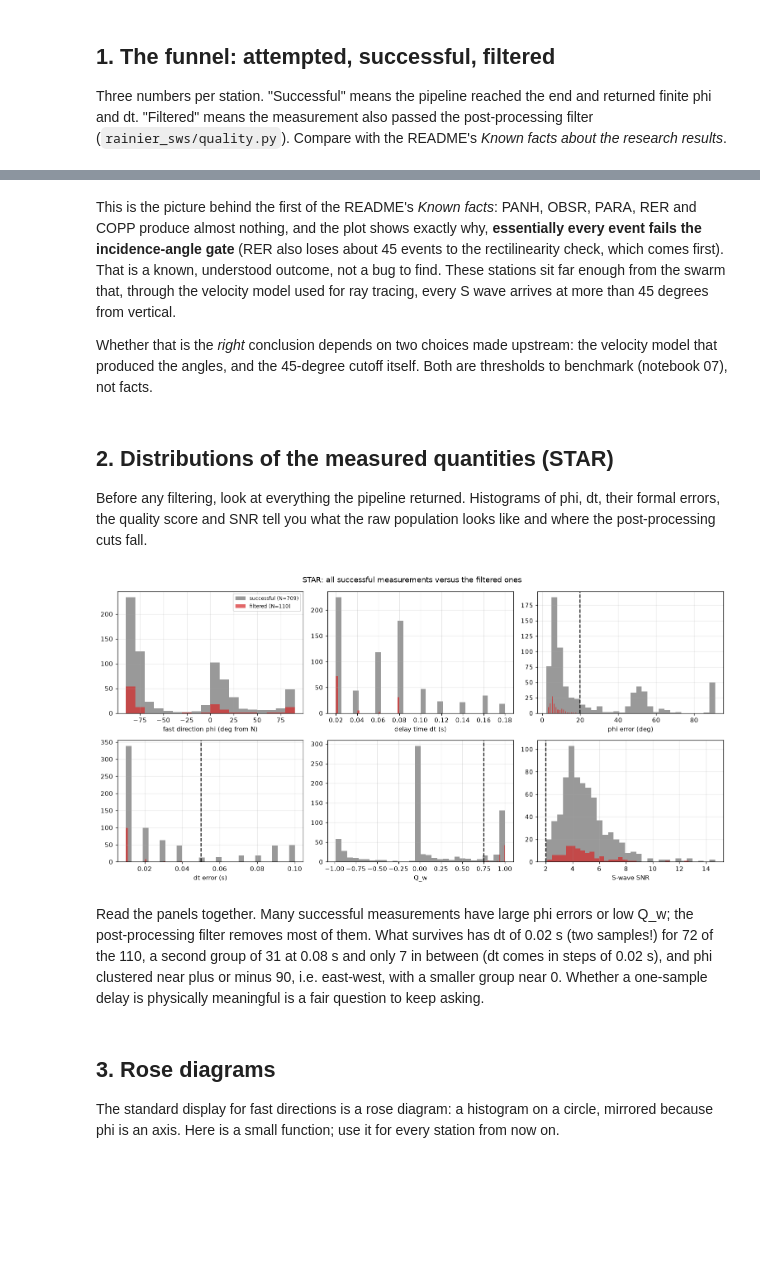
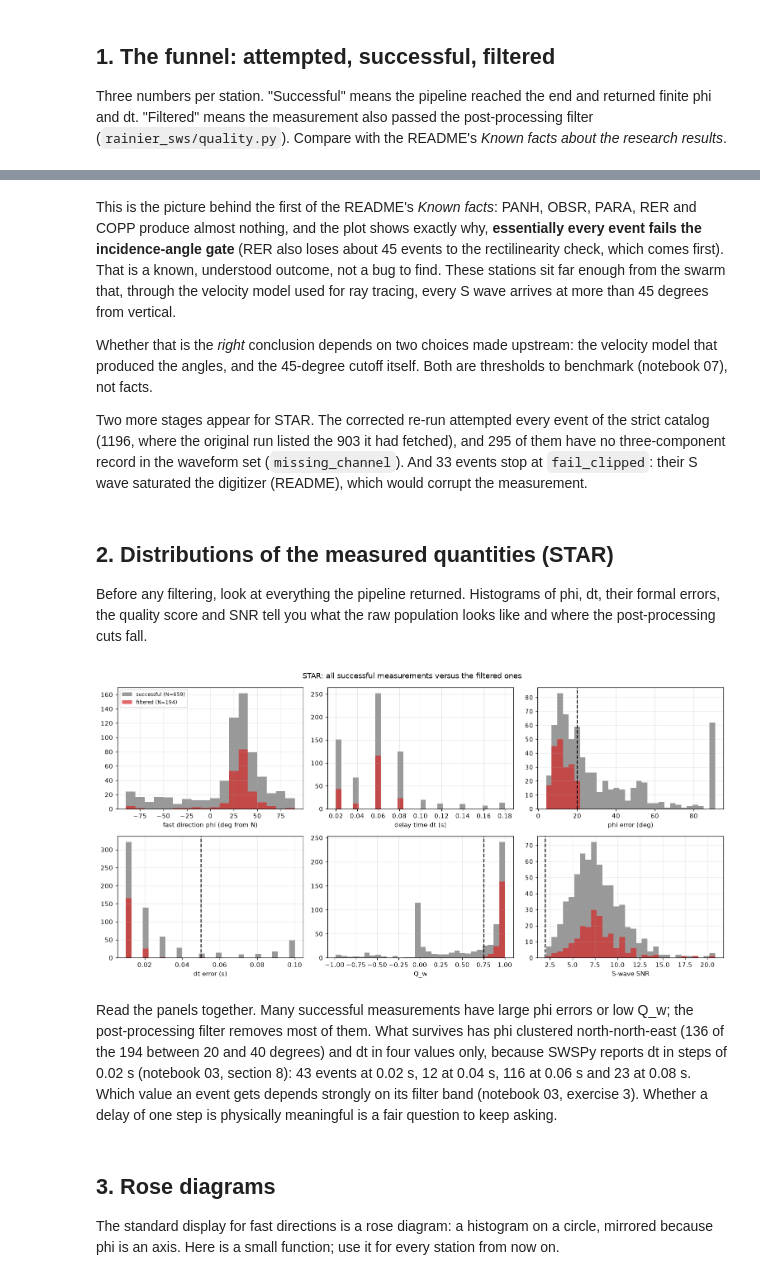
Before and after one commit to mhemmett/rainier-sws-tutorials, a Jupyter notebook: notebooks/06_exploring_the_results.ipynb, the cells around one changed output, grey strips where cells are left out. Drawn from its saved outputs; the diff is of its cells as text; code cells hidden in the pictures; blank space fills up the shorter version.

```diff
--- a/notebooks/06_exploring_the_results.ipynb
+++ b/notebooks/06_exploring_the_results.ipynb
@@ -21,8 +21,8 @@ print("repo:", REPO)
 # %% [output]
 repo: /Users/mhemmett/Seismology/rainier-sws-tutorials
 # %%
-import glob
 STATIONS = ["STAR", "RCM", "MILD", "LON", "PANH", "OBSR", "PARA", "RER", "COPP"]
-res = {s: pd.read_csv(paths.station_results_csv(s)) for s in STATIONS}
+# STAR: the research pipeline's re-run on corrected components (the note above); the others as archived
+res = {s: pd.read_csv(paths.station_results_csv(s, oriented=(s == "STAR"))) for s in STATIONS}
 res["STAR"].head(3)
 # %% [output]
@@ -51,7 +51,8 @@ funnel
 | COPP | 348 | 0 | 0 |
 # %%
 stages = pd.DataFrame({s: quality.stage_counts(r) for s, r in res.items()}).fillna(0).astype(int).T
-stages = stages[["ok", "fail_incidence", "fail_rectilinearity", "fail_snr", "fail_no_result", "fail_exception", "missing_channel"]]
+order = ["ok", "fail_incidence", "fail_rectilinearity", "fail_snr", "fail_clipped", "fail_no_result", "fail_exception", "missing_channel"]
+stages = stages[[c for c in order if c in stages] + [c for c in stages if c not in order]]   # every stage, none dropped
 ax = stages.plot.barh(stacked=True, figsize=(9, 5), colormap="tab10"); ax.invert_yaxis()
 ax.set_xlabel("catalog events"); ax.set_title("Where each station's events stopped")
 # %% [output]
@@ -61,6 +62,8 @@ Text(0.5, 1.0, "Where each station's events stopped")
 This is the picture behind the first of the README's *Known facts*: PANH, OBSR, PARA, RER and COPP produce almost nothing, and the plot shows exactly why, **essentially every event fails the incidence-angle gate** (RER also loses about 45 events to the rectilinearity check, which comes first). That is a known, understood outcome, not a bug to find. These stations sit far enough from the swarm that, through the velocity model used for ray tracing, every S wave arrives at more than 45 degrees from vertical.
 
 Whether that is the *right* conclusion depends on two choices made upstream: the velocity model that produced the angles, and the 45-degree cutoff itself. Both are thresholds to benchmark (notebook 07), not facts.
+
+Two more stages appear for STAR. The corrected re-run attempted every event of the strict catalog (1196, where the original run listed the 903 it had fetched), and 295 of them have no three-component record in the waveform set (`missing_channel`). And 33 events stop at `fail_clipped`: their S wave saturated the digitizer (README), which would corrupt the measurement.
 # %% [markdown]
 ## 2. Distributions of the measured quantities (STAR)
 
@@ -68,23 +71,23 @@ Before any filtering, look at everything the pipeline returned. Histograms of ph
 # %%
 def hist_panel(r, title):
     ok = quality.successful(r); kept = quality.post_filtered(r)
     g = quality.DEFAULT_POST
     cols = [("phi", "fast direction phi (deg from N)", None), ("dt", "delay time dt (s)", None),
             ("phi_error", "phi error (deg)", g.phi_error_max), ("dt_error", "dt error (s)", g.dt_error_max),
             ("quality", "Q_w", g.qw_min), ("snr_horizontal", "S-wave SNR", g.snr_min)]
     fig, axes = plt.subplots(2, 3, figsize=(14, 7))
     for ax, (c, lab, cut) in zip(axes.ravel(), cols):
-        bins = 30 if c != "phi" else np.arange(-90, 91, 10)
+        bins = np.arange(-90, 91, 10) if c == "phi" else np.histogram_bin_edges(ok[c].dropna(), bins=30)  # same bins for both
         ax.hist(ok[c].dropna(), bins=bins, color="0.6", label=f"successful (N={len(ok)})")
         ax.hist(kept[c].dropna(), bins=bins, color="tab:red", alpha=0.7, label=f"filtered (N={len(kept)})")
         if cut is not None: ax.axvline(cut, color="k", ls="--")
         ax.set_xlabel(lab)
     axes[0, 0].legend(fontsize=8); fig.suptitle(title); plt.tight_layout()
 hist_panel(res["STAR"], "STAR: all successful measurements versus the filtered ones")
 # %% [output]
-[figure, old version]
+[figure, new version]
 # %% [markdown]
-Read the panels together. Many successful measurements have large phi errors or low Q_w; the post-processing filter removes most of them. What survives has dt of 0.02 s (two samples!) for 72 of the 110, a second group of 31 at 0.08 s and only 7 in between (dt comes in steps of 0.02 s), and phi clustered near plus or minus 90, i.e. east-west, with a smaller group near 0. Whether a one-sample delay is physically meaningful is a fair question to keep asking.
+Read the panels together. Many successful measurements have large phi errors or low Q_w; the post-processing filter removes most of them. What survives has phi clustered north-north-east (136 of the 194 between 20 and 40 degrees) and dt in four values only, because SWSPy reports dt in steps of 0.02 s (notebook 03, section 8): 43 events at 0.02 s, 12 at 0.04 s, 116 at 0.06 s and 23 at 0.08 s. Which value an event gets depends strongly on its filter band (notebook 03, exercise 3). Whether a delay of one step is physically meaningful is a fair question to keep asking.
 # %% [markdown]
 ## 3. Rose diagrams
 
```
Also changed, not shown: parts of 22 cells of this notebook, 7 other files.
